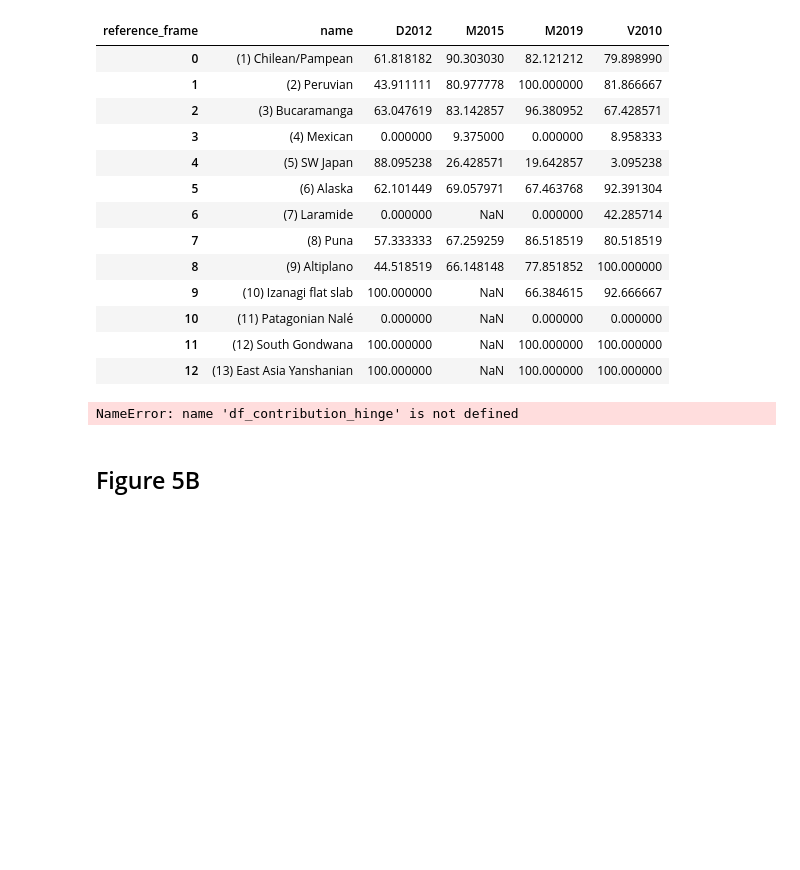
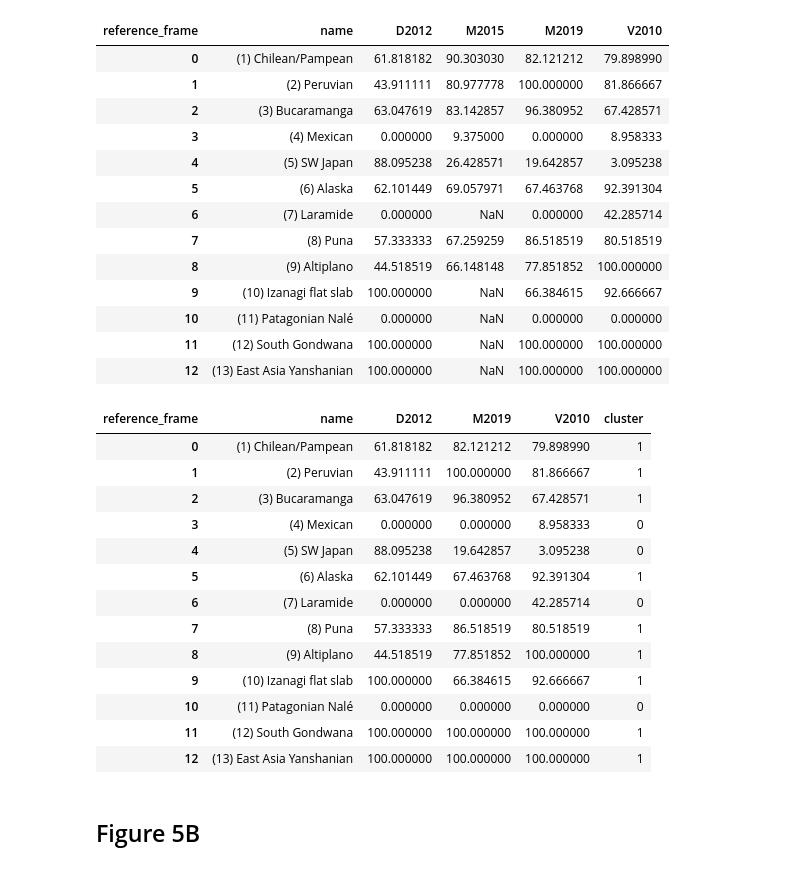
Before and after one commit to LenGallo/Gianni_et_al_2025, a Jupyter notebook: Figure_4and5_method_A.ipynb, the cells around one changed output. Drawn from its saved outputs; the diff is of its cells as text; code cells hidden in the pictures; blank space fills up the shorter version.

```diff
--- a/Figure_4and5_method_A.ipynb
+++ b/Figure_4and5_method_A.ipynb
@@ -371,23 +371,36 @@ df_contribution_hinge
 from sklearn.cluster import KMeans
 from sklearn.preprocessing import StandardScaler
 # %%
-df_kmeans = df_contribution_hinge[['name', 'D2012', 'M2019', 'V2010']]
+df_kmeans = df_contribution_hinge[['name', 'D2012', 'M2019', 'V2010']].copy()
 
-# Handle missing values (fill with the mean of the column in this example)
-df_kmeans.fillna(df_kmeans.mean(), inplace=True)
+# fill missing values only on numeric columns
+df_kmeans.fillna(df_kmeans.mean(numeric_only=True), inplace=True)
 
 # Standardize the data
 scaler = StandardScaler()
 scaled_data = scaler.fit_transform(df_kmeans.drop(columns=['name']))
 
 # Apply K-Means clustering
 kmeans = KMeans(n_clusters=2, random_state=42)
 df_kmeans['cluster'] = kmeans.fit_predict(scaled_data)
 
 # Display the dataframe with clusters
 df_kmeans
 # %% [output]
-NameError: name 'df_contribution_hinge' is not defined
+| reference_frame | name | D2012 | M2019 | V2010 | cluster |
+| 0 | (1) Chilean/Pampean | 61.818182 | 82.121212 | 79.898990 | 1 |
+| 1 | (2) Peruvian | 43.911111 | 100.000000 | 81.866667 | 1 |
+| 2 | (3) Bucaramanga | 63.047619 | 96.380952 | 67.428571 | 1 |
+| 3 | (4) Mexican | 0.000000 | 0.000000 | 8.958333 | 0 |
+| 4 | (5) SW Japan | 88.095238 | 19.642857 | 3.095238 | 0 |
+| 5 | (6) Alaska | 62.101449 | 67.463768 | 92.391304 | 1 |
+| 6 | (7) Laramide | 0.000000 | 0.000000 | 42.285714 | 0 |
+| 7 | (8) Puna | 57.333333 | 86.518519 | 80.518519 | 1 |
+| 8 | (9) Altiplano | 44.518519 | 77.851852 | 100.000000 | 1 |
+| 9 | (10) Izanagi flat slab | 100.000000 | 66.384615 | 92.666667 | 1 |
+| 10 | (11) Patagonian Nalé | 0.000000 | 0.000000 | 0.000000 | 0 |
+| 11 | (12) South Gondwana | 100.000000 | 100.000000 | 100.000000 | 1 |
+| 12 | (13) East Asia Yanshanian | 100.000000 | 100.000000 | 100.000000 | 1 |
 # %%
 df_kmeans['M2015'] = df_contribution_hinge['M2015']
 
```
Also changed, not shown: parts of 1 cell of this notebook.
